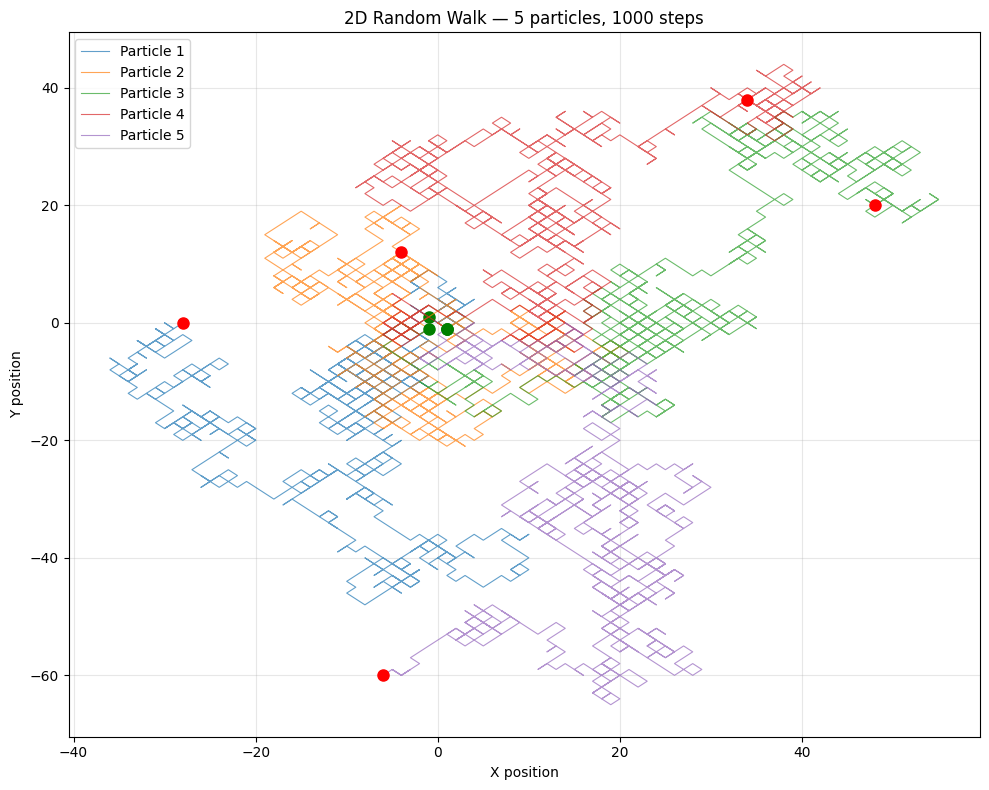
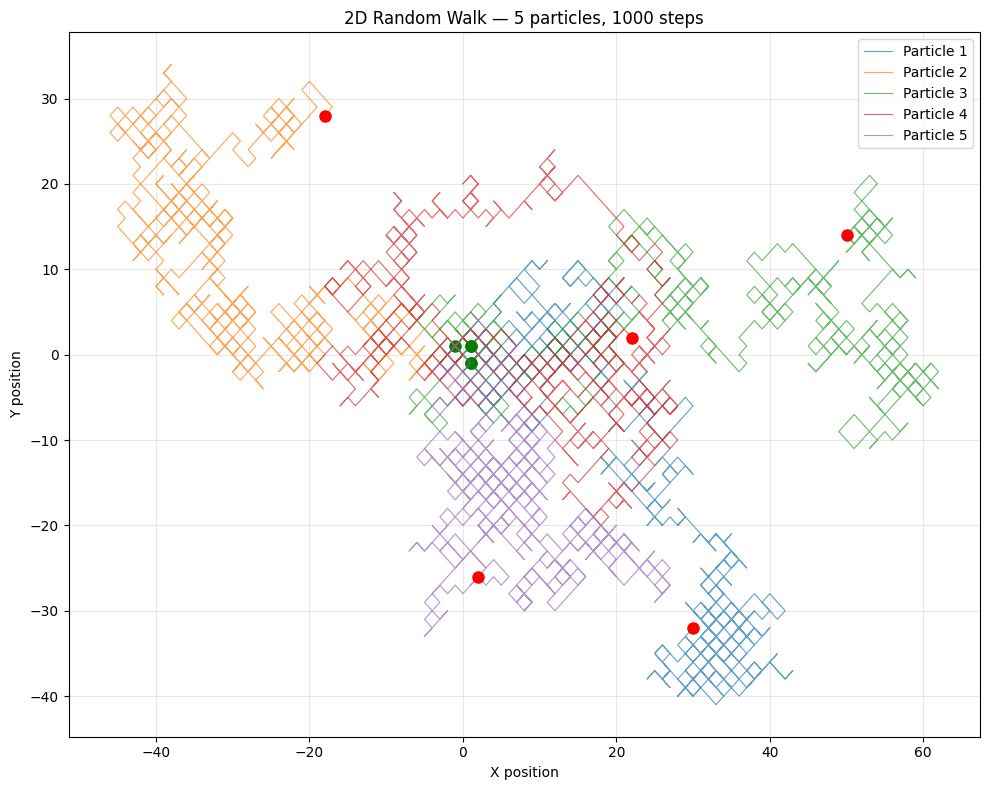
The change to this notebook cell's code, shown as a diff; its figure went from the first image to the second:
--- before
+++ after
@@ -1,32 +1,32 @@
-import numpy as np
-import matplotlib.pyplot as plt
-import os
-os.chdir(r'C:/Users/Giannis/.vscode/02_monte_carlo_simulation_toolkit')
+# Parameters
+n_steps = 1000   # number of steps each particle takes
+n_walkers = 5    # number of independent particles to simulate
 
-# Parameters
-n_steps = 1000
-n_walkers = 5  # simulate 5 independent particles
-
-plt.figure(figsize=(10, 8))
+plt.figure(figsize=(10, 8))  # create figure
 
 for i in range(n_walkers):
-    # Random steps in x and y (-1 or +1)
+    
+    # random steps in x and y — each step is either -1 or +1
+
     steps_x = np.random.choice([-1, 1], n_steps)
     steps_y = np.random.choice([-1, 1], n_steps)
-    
-    # Cumulative sum = actual position over time
+
+    # cumulative sum converts individual steps into actual positions
+    # e.g. steps [1,-1,1,1] → positions [1,0,1,2]
+
     x = np.cumsum(steps_x)
     y = np.cumsum(steps_y)
-    
-    plt.plot(x, y, alpha=0.7, linewidth=0.8, label=f'Particle {i+1}')
-    plt.plot(x[0], y[0], 'go', markersize=8)   # start = green
-    plt.plot(x[-1], y[-1], 'ro', markersize=8)  # end = red
+
+    plt.plot(x, y, alpha=0.7, linewidth=0.8,
+             label=f'Particle {i+1}')          # plot particle path
+    plt.plot(x[0], y[0], 'go', markersize=8)   # green dot = starting position
+    plt.plot(x[-1], y[-1], 'ro', markersize=8) # red dot = final position
 
 plt.title(f'2D Random Walk — {n_walkers} particles, {n_steps} steps')
-plt.xlabel('X position')
-plt.ylabel('Y position')
-plt.legend()
-plt.grid(True, alpha=0.3)
-plt.tight_layout()
-plt.savefig('results/03_random_walk_paths.png', bbox_inches='tight')
+plt.xlabel('X position')         # x axis label
+plt.ylabel('Y position')         # y axis label
+plt.legend()                     # show particle labels
+plt.grid(True, alpha=0.3)        # light grid for readability
+plt.tight_layout()               # auto adjust spacing
+plt.savefig('results/03_random_walk_paths.png', bbox_inches='tight')  # save
 plt.show()

Commit: Improve all notebooks — add comments, vectorize random walk, add comparison plots